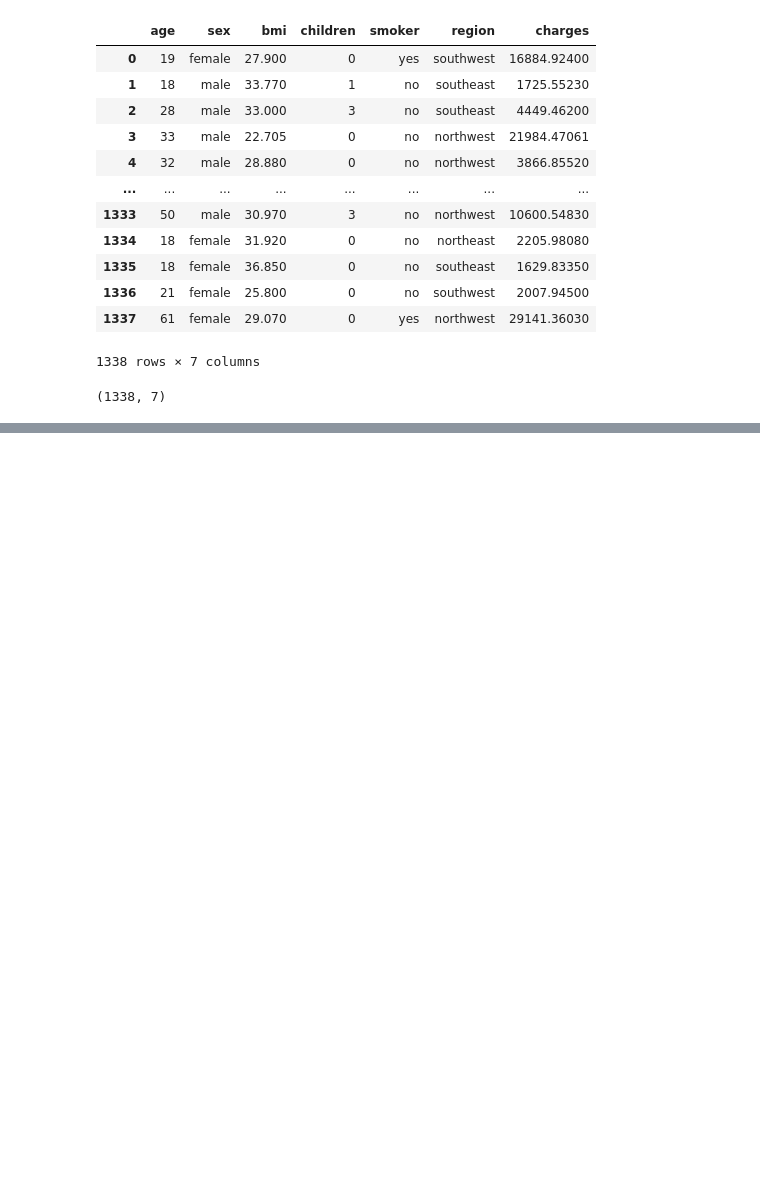
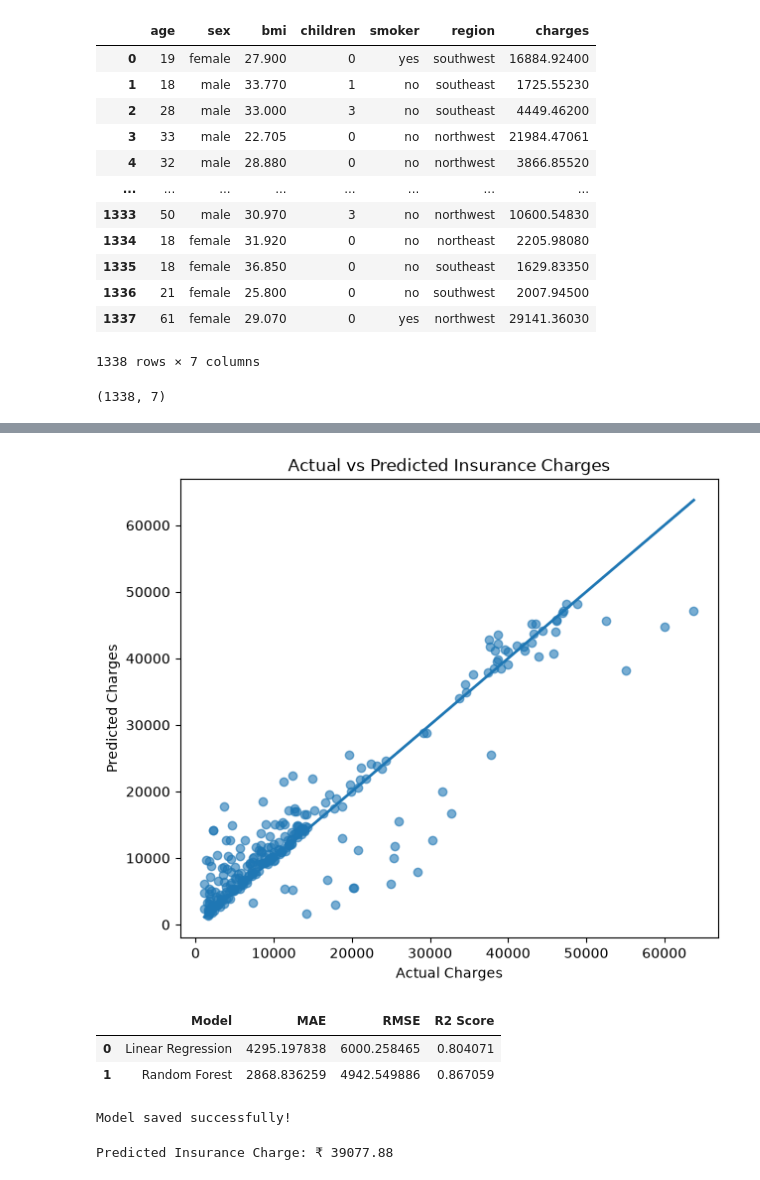
Before and after one commit to faizanfatmi/insurance_Data_Analysis, a Jupyter notebook: insurance.ipynb, the cells around one changed output, grey strips where cells are left out. Saved outputs shown, nothing was run; the diff lists cells and outputs as text; code cells hidden in the pictures; blank space fills up the shorter version.

```diff
--- a/insurance.ipynb
+++ b/insurance.ipynb
@@ -431,0 +460,10 @@ data.shape
+# %%
+from sklearn.linear_model import LinearRegression
+
+# Model create
+model = LinearRegression()
+
+# Model train
+model.fit(X_train, y_train)
+
+print("Model training completed!")
@@ -431,0 +514,4 @@ data.shape
+# %%
+rf_pred = rf_model.predict(X_test)
+
+print(rf_pred[:10])
@@ -431,0 +602,61 @@ data.shape
+# %%
+import matplotlib.pyplot as plt
+
+plt.figure(figsize=(7, 6))
+
+plt.scatter(y_test, rf_pred, alpha=0.6)
+
+plt.plot(
+    [y_test.min(), y_test.max()],
+    [y_test.min(), y_test.max()],
+    linewidth=2
+)
+
+plt.xlabel("Actual Charges")
+plt.ylabel("Predicted Charges")
+plt.title("Actual vs Predicted Insurance Charges")
+
+plt.show()
+# %% [output]
+[figure, added]
+# %%
+comparison = pd.DataFrame({
+    "Model": ["Linear Regression", "Random Forest"],
+    "MAE": [mae, rf_mae],
+    "RMSE": [rmse, rf_rmse],
+    "R2 Score": [r2, rf_r2]
+})
+
+comparison
+# %% [output]
+|  | Model | MAE | RMSE | R2 Score |
+| 0 | Linear Regression | 4295.197838 | 6000.258465 | 0.804071 |
+| 1 | Random Forest | 2868.836259 | 4942.549886 | 0.867059 |
+# %%
+import joblib
+
+joblib.dump(rf_model, "insurance_model.pkl")
+
+print("Model saved successfully!")
+# %% [output]
+Model saved successfully!
+# %%
+import pandas as pd
+
+# New person's details
+new_person = pd.DataFrame({
+    "age": [30],
+    "is_Female": [0],
+    "bmi": [28.5],
+    "children": [2],
+    "is_smoker": [1],
+    "region_southeast": [0],
+    "bmi_category_Obese": [0]
+})
+
+# Prediction
+predicted_charge = rf_model.predict(new_person)
+
+print("Predicted Insurance Charge: ₹", round(predicted_charge[0], 2))
+# %% [output]
+Predicted Insurance Charge: ₹ 39077.88
```
Also changed, not shown: parts of 19 cells of this notebook, 4 other files.
